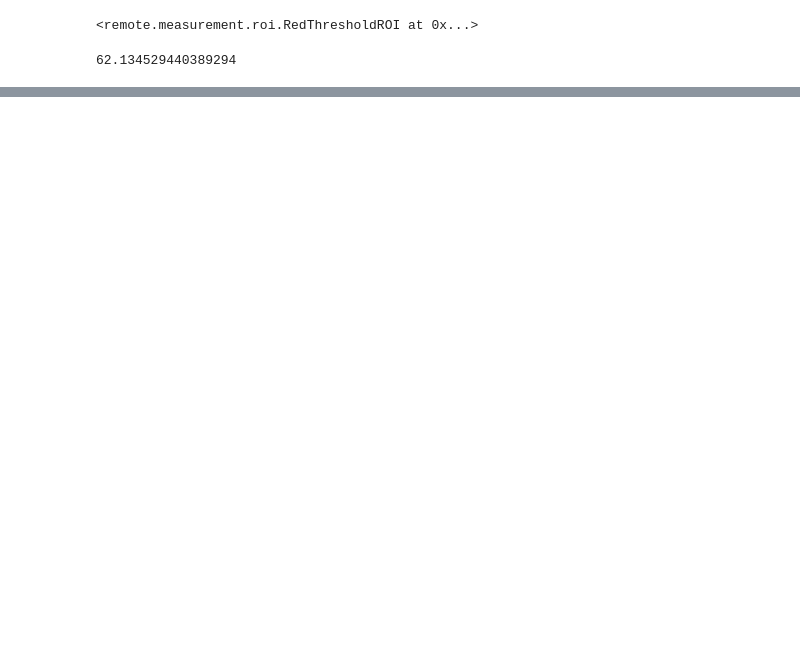
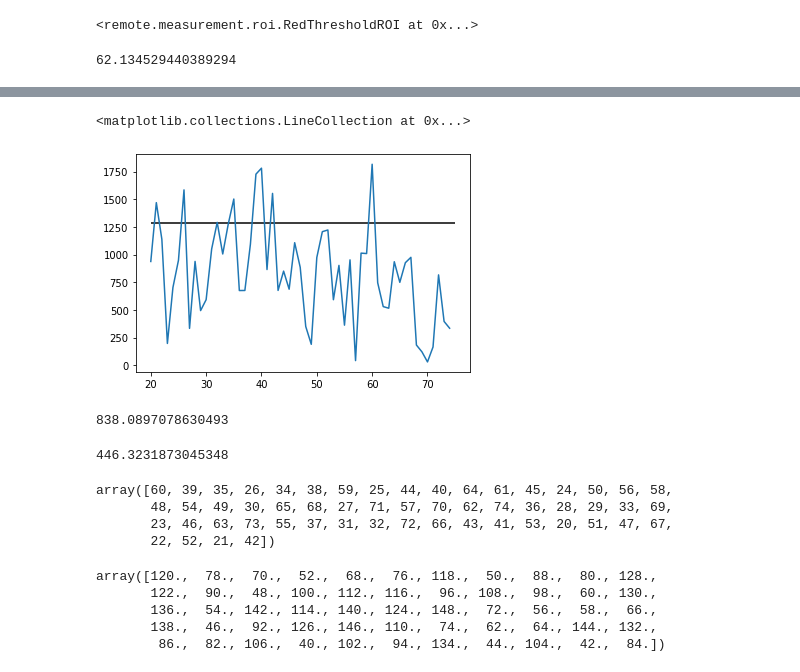
Before and after one commit to ibalejandro/covid_global_hackathon, a Jupyter notebook: covid.ipynb, the cells around one changed output, grey strips where cells are left out. Drawn from its saved outputs; the diff is of its cells as text; code cells hidden in the pictures; blank space fills up the shorter version.

```diff
--- a/covid.ipynb
+++ b/covid.ipynb
@@ -138,0 +127,33 @@ array([[7, 8, 9],
+# %%
+lims = (20, 75)
+coefs = np.abs(np.fft.rfft(res)[lims[0]:lims[1]])
+plt.plot(coefs)
+plt.xticks([i for i in range(0, len(coefs), 10)], labels=[i for i in range(lims[0], lims[1] + 1, 10)])
+plt.hlines(y=np.mean(coefs) + 1*np.std(coefs), xmin=0, xmax=len(coefs))
+# %% [output]
+<matplotlib.collections.LineCollection at 0x...>
+[figure, added]
+# %%
+np.mean(coefs)
+# %% [output]
+838.0897078630493
+# %%
+np.std(coefs)
+# %% [output]
+446.3231873045348
+# %%
+z = np.flip(np.argsort(np.fft.rfft(res)[20:75])) + 20
+z
+# %% [output]
+array([60, 39, 35, 26, 34, 38, 59, 25, 44, 40, 64, 61, 45, 24, 50, 56, 58,
+       48, 54, 49, 30, 65, 68, 27, 71, 57, 70, 62, 74, 36, 28, 29, 33, 69,
+       23, 46, 63, 73, 55, 37, 31, 32, 72, 66, 43, 41, 53, 20, 51, 47, 67,
+       22, 52, 21, 42])
+# %%
+60*z/30
+# %% [output]
+array([120.,  78.,  70.,  52.,  68.,  76., 118.,  50.,  88.,  80., 128.,
+       122.,  90.,  48., 100., 112., 116.,  96., 108.,  98.,  60., 130.,
+       136.,  54., 142., 114., 140., 124., 148.,  72.,  56.,  58.,  66.,
+       138.,  46.,  92., 126., 146., 110.,  74.,  62.,  64., 144., 132.,
+        86.,  82., 106.,  40., 102.,  94., 134.,  44., 104.,  42.,  84.])
```
Also changed, not shown: parts of 83 cells of this notebook, 15 other files.
